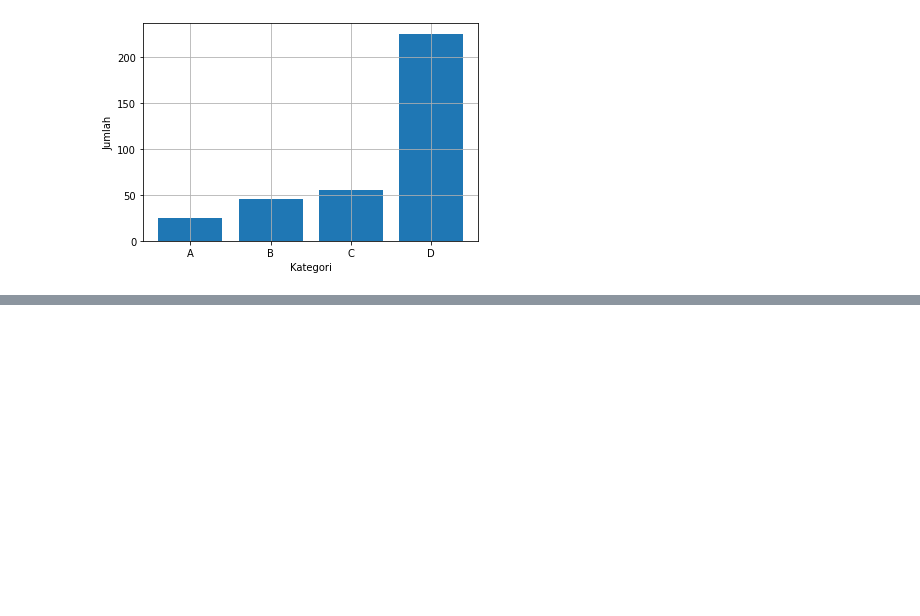
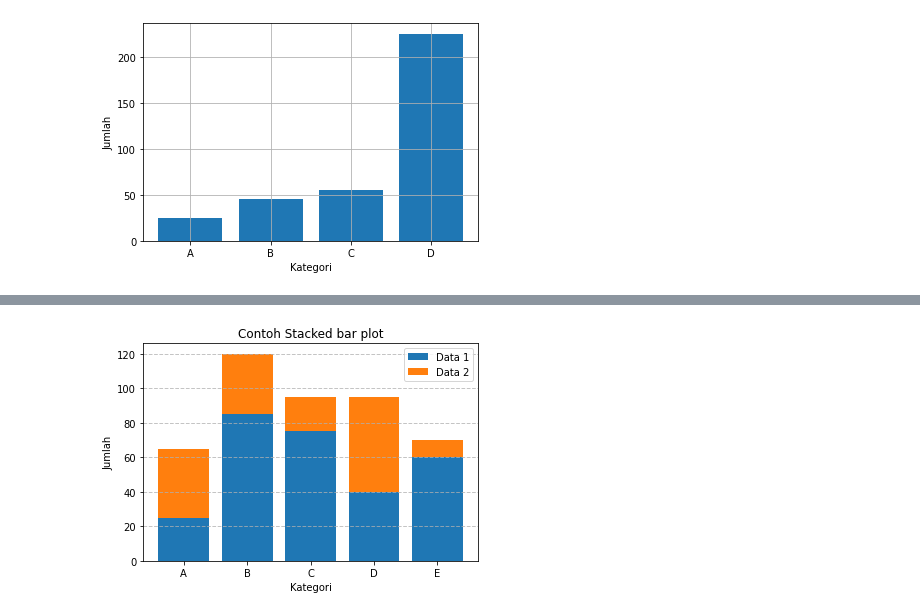
Before and after one commit to RobyPurbaSakty26/VisualisasiData-new-with-JupyterNotebook, a Jupyter notebook: 03-BarChart/Main.ipynb, the cells around one changed output, grey strips where cells are left out. Saved outputs shown, nothing was run; the diff lists cells and outputs as text; code cells hidden in the pictures; blank space fills up the shorter version.

```diff
--- a/03-BarChart/Main.ipynb
+++ b/03-BarChart/Main.ipynb
@@ -27,0 +75,23 @@ plt.show()
+# %%
+plt.bar(kategori, data1, label='Data 1')
+
+# plt.bar(kategori, data2, label='Data2')
+# digunakan untuk menyimpan layer  data 1 ke bawah
+plt.bar(kategori, data2, label='Data 2', bottom=data1)
+
+plt.legend()
+
+plt.grid(
+    linestyle='--',
+    linewidth=1,
+    axis='y',
+    alpha=0.75
+)
+
+plt.xlabel('Kategori')
+plt.ylabel('Jumlah')
+plt.title('Contoh Stacked bar plot')
+
+plt.show()
+# %% [output]
+[figure, added]
```
Also changed, not shown: parts of 6 cells of this notebook.
